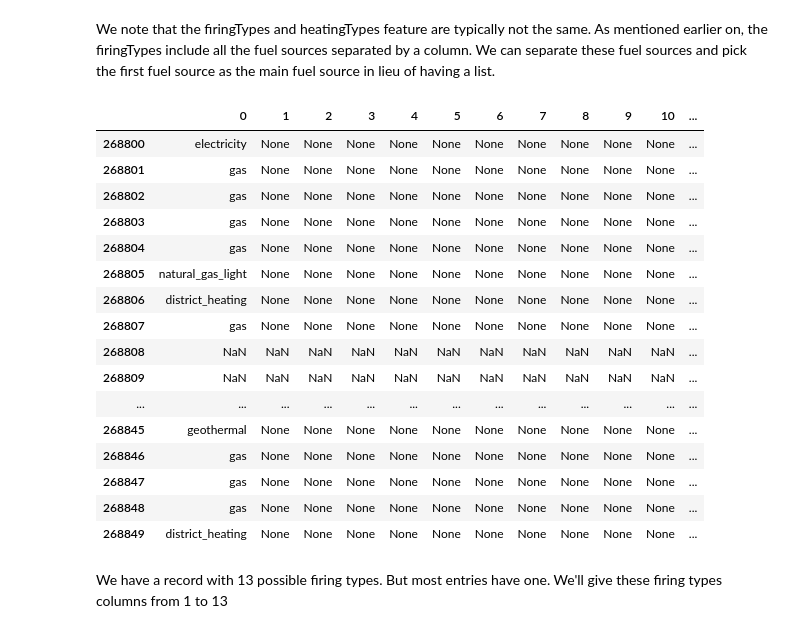
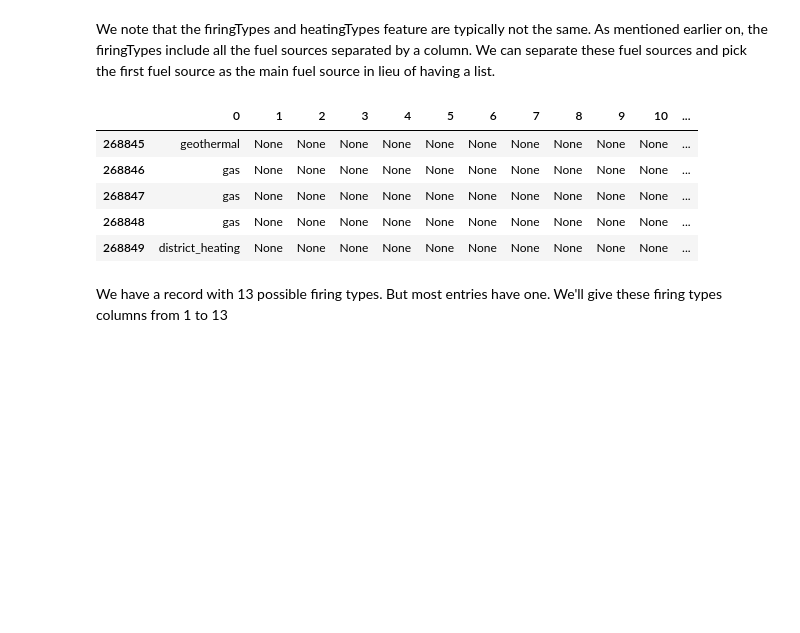
Before and after one commit to femi-lujo/germany_rental_apartments, a Jupyter notebook: notebooks/data_wrangling.ipynb, the cells around one changed output. Cells and saved outputs as stored; diff of their text form; code cells hidden in the pictures; blank space fills up the shorter version.

```diff
--- a/notebooks/data_wrangling.ipynb
+++ b/notebooks/data_wrangling.ipynb
@@ -309,0 +330,2 @@ By reviewing the values of these features, we note that we are unlikely to fill
+# %%
+immo_data.drop(columns = ['energyEfficiencyClass'], axis = 1, inplace = True)
@@ -357,20 +386,9 @@ We note that the firingTypes and heatingTypes feature are typically not the same
 # %%
 split_data = immo_data["firingTypes"].str.split(":", expand = True)
 # %%
-split_data.tail(50)
+split_data.tail()
 # %% [output]
 |  | 0 | 1 | 2 | 3 | 4 | 5 | 6 | 7 | 8 | 9 | 10 | ... |
-| 268800 | electricity | None | None | None | None | None | None | None | None | None | None | ... |
-| 268801 | gas | None | None | None | None | None | None | None | None | None | None | ... |
-| 268802 | gas | None | None | None | None | None | None | None | None | None | None | ... |
-| 268803 | gas | None | None | None | None | None | None | None | None | None | None | ... |
-| 268804 | gas | None | None | None | None | None | None | None | None | None | None | ... |
-| 268805 | natural_gas_light | None | None | None | None | None | None | None | None | None | None | ... |
-| 268806 | district_heating | None | None | None | None | None | None | None | None | None | None | ... |
-| 268807 | gas | None | None | None | None | None | None | None | None | None | None | ... |
-| 268808 | NaN | NaN | NaN | NaN | NaN | NaN | NaN | NaN | NaN | NaN | NaN | ... |
-| 268809 | NaN | NaN | NaN | NaN | NaN | NaN | NaN | NaN | NaN | NaN | NaN | ... |
-| ... | ... | ... | ... | ... | ... | ... | ... | ... | ... | ... | ... | ... |
 | 268845 | geothermal | None | None | None | None | None | None | None | None | None | None | ... |
 | 268846 | gas | None | None | None | None | None | None | None | None | None | None | ... |
 | 268847 | gas | None | None | None | None | None | None | None | None | None | None | ... |
```
Also changed, not shown: parts of 42 cells of this notebook.
